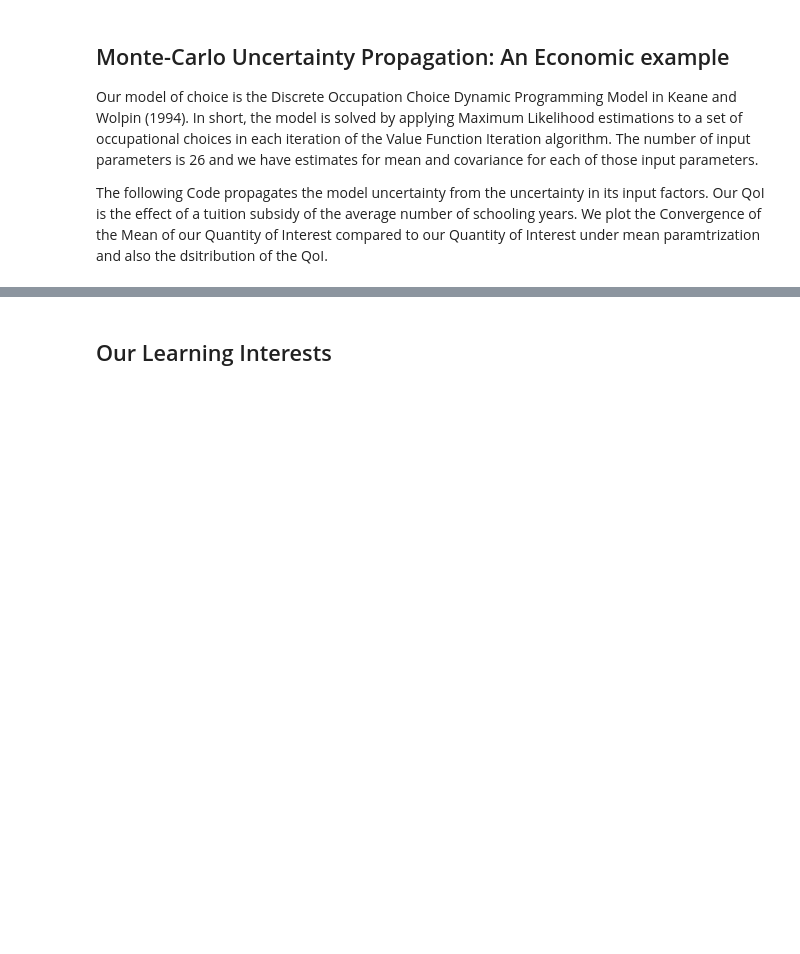
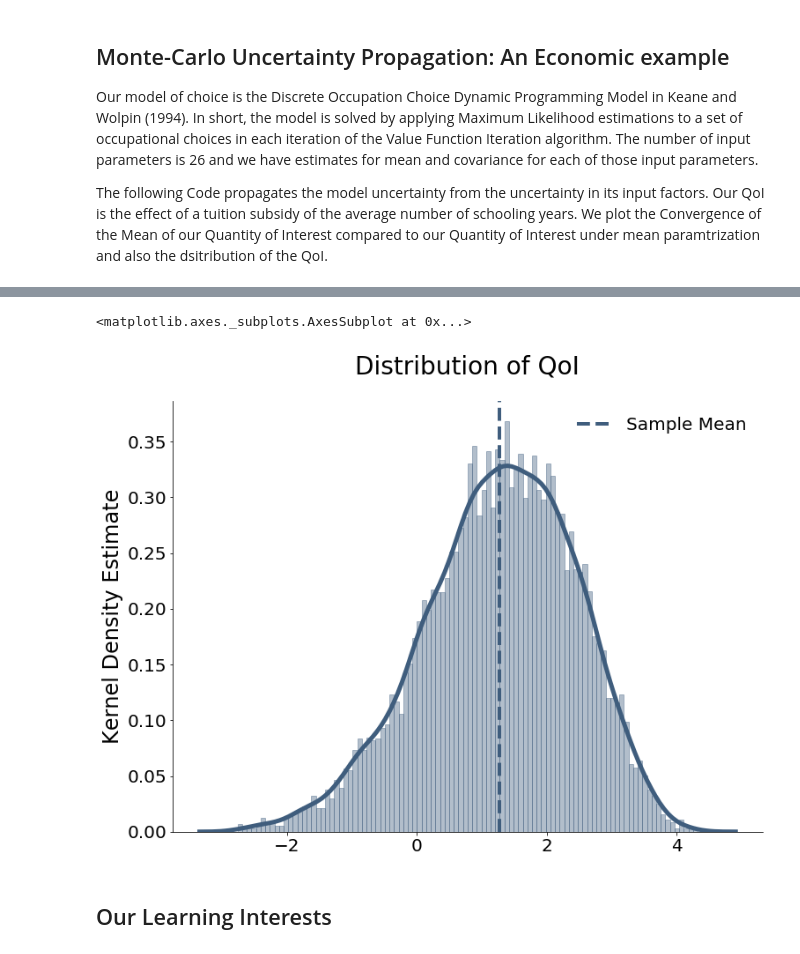
Before and after one commit to fagan2888/numerical-toolbox-uncertainty-quantification, a Jupyter notebook: uncertainty-quantification/uq-exploration.ipynb, the cells around one changed output, grey strips where cells are left out. Drawn from its saved outputs; the diff is of its cells as text; code cells hidden in the pictures; blank space fills up the shorter version.

```diff
--- a/uncertainty-quantification/uq-exploration.ipynb
+++ b/uncertainty-quantification/uq-exploration.ipynb
@@ -65,3 +97,8 @@ from python.convergence_plot import convergence_plot
+# %%
+distplot(qoi_json, 'QoI')
+# %% [output]
+<matplotlib.axes._subplots.AxesSubplot at 0x...>
+[figure, added]
 # %% [markdown]
 ## Our Learning Interests <a name="oli"></a>
 # %% [markdown]
```
Also changed, not shown: parts of 3 cells of this notebook, 4 other files.
